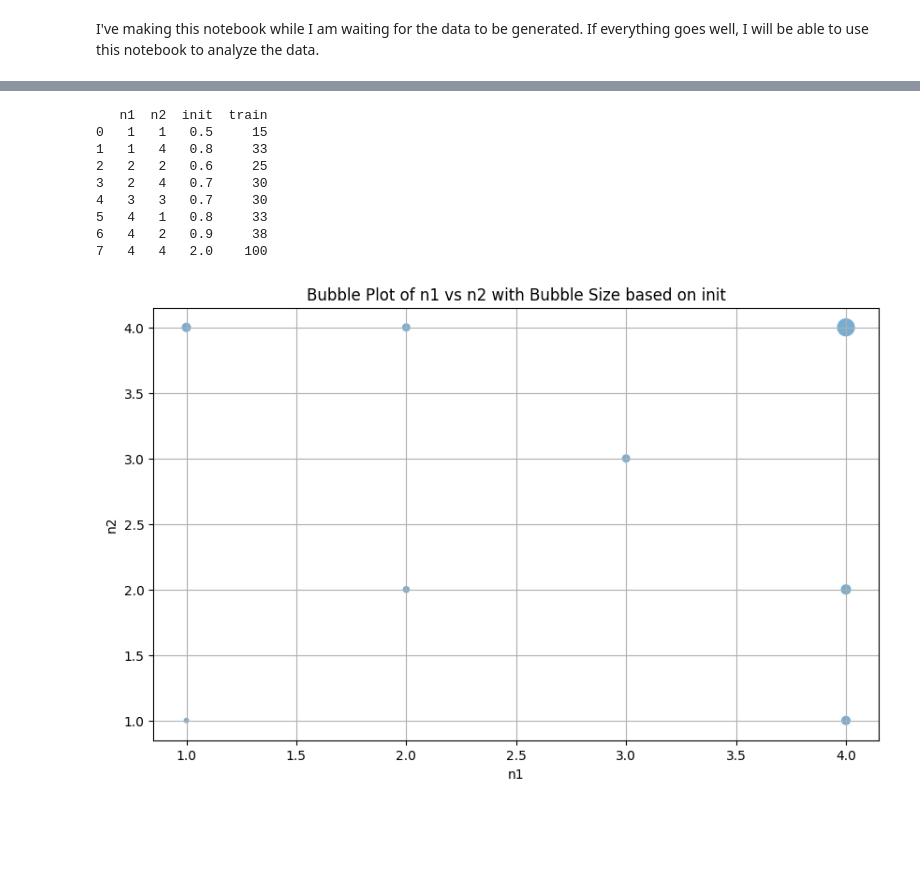
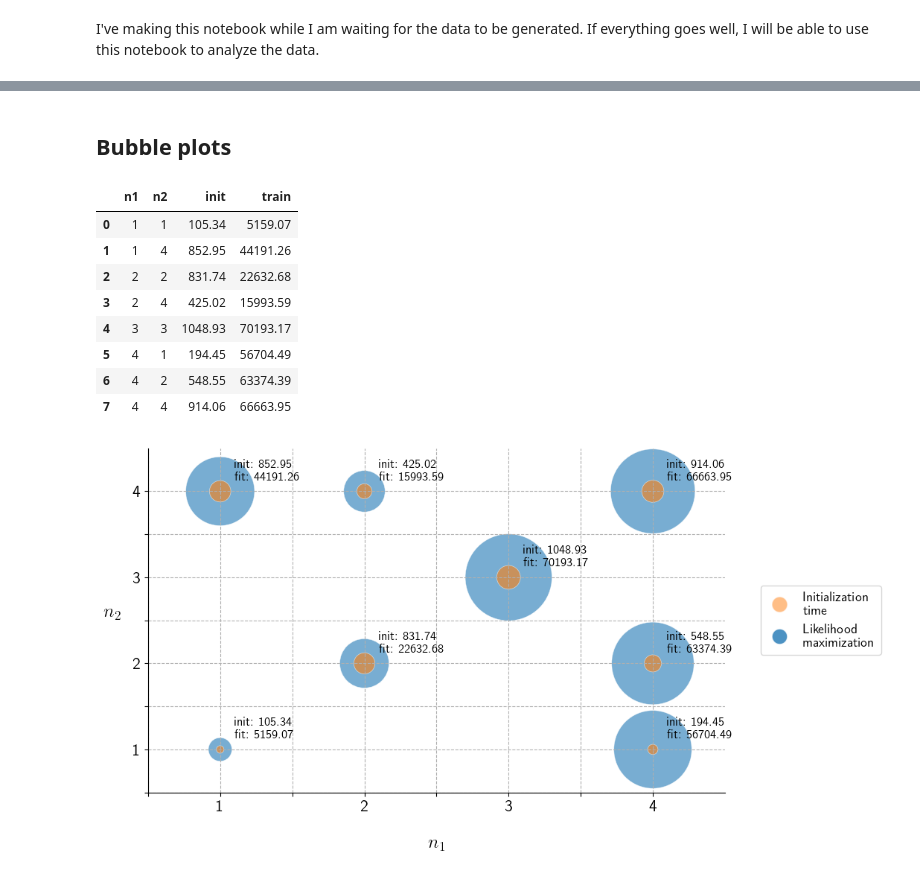
Before and after one commit to IsacPasianotto/GP-temperatures, a Jupyter notebook: notebooks/plot_maker.ipynb, the cells around one changed output, grey strips where cells are left out. Drawn from its saved outputs; the diff is of its cells as text; code cells hidden in the pictures; blank space fills up the shorter version.

```diff
--- a/notebooks/plot_maker.ipynb
+++ b/notebooks/plot_maker.ipynb
@@ -10,24 +205,59 @@ from matplotlib.lines import Line2D
+# %% [markdown]
+## Bubble plots
 # %%
-# generate a likely dataset
-data = pd.read_csv('example.csv')
-print(data)
+# Load the data
+fit = pd.read_csv('fit.csv')
+fit
 # %% [output]
-   n1  n2  init  train
-0   1   1   0.5     15
-1   1   4   0.8     33
-2   2   2   0.6     25
-3   2   4   0.7     30
-4   3   3   0.7     30
-5   4   1   0.8     33
-6   4   2   0.9     38
-7   4   4   2.0    100
+|  | n1 | n2 | init | train |
+| 0 | 1 | 1 | 105.34 | 5159.07 |
+| 1 | 1 | 4 | 852.95 | 44191.26 |
+| 2 | 2 | 2 | 831.74 | 22632.68 |
+| 3 | 2 | 4 | 425.02 | 15993.59 |
+| 4 | 3 | 3 | 1048.93 | 70193.17 |
+| 5 | 4 | 1 | 194.45 | 56704.49 |
+| 6 | 4 | 2 | 548.55 | 63374.39 |
+| 7 | 4 | 4 | 914.06 | 66663.95 |
-# %%
-plt.figure(figsize=(10, 6))
-sns.scatterplot(data=data, x='n1', y='n2', size='init', sizes=(20, 200), legend=False, alpha=0.6)
-plt.xlabel('n1')
-plt.ylabel('n2')
-plt.title('Bubble Plot of n1 vs n2 with Bubble Size based on init')
-plt.grid(True)
-plt.show()
-# %% [output]
-[figure, removed]
+# %%
+# Create the bubble plot
+plt.figure(figsize=(10, 6))
+
+palette = ['tab:blue', 'tab:orange']
+
+plt.scatter(fit['n1'], fit['n2'], s=fit['train']/10, alpha=0.6, label='train', edgecolors='w', linewidth=0.5, color=palette[0])
+plt.scatter(fit['n1'], fit['n2'], s=fit['init']/2, alpha=0.6, label='init', edgecolors='w', linewidth=0.5, color=palette[1])
+
+plt.xlabel('$n_1$', rotation=0, labelpad=20, fontsize=18, fontweight='bold')
+plt.ylabel('$n_2$', rotation=0, labelpad=20, fontsize=18, fontweight='bold')
+# plt.title('Time spent to init GP object and optimizing log-likelihood\nfor various$n_1$ vs $n_2$', fontsize=16, fontweight='bold', pad=25)
+
+# Annotate each point with the values of 'init' and 'train' outside the bubbles
+for i in range(len(fit)):
+    plt.text(fit['n1'][i] + 0.1, fit['n2'][i] + 0.1, f"init: {fit['init'][i]}\nfit: {fit['train'][i]}",
+             fontsize=12, ha='left', va='bottom', fontweight='bold')
+
+# Create custom legend
+legend_elements = [Line2D([0], [0], marker='o', color='w', label='Initialization\ntime', markerfacecolor=palette[1],
+                          markersize=15, alpha=0.5),
+                   Line2D([0], [0], marker='o', color='w', label='Likelihood\nmaximization', markerfacecolor=palette[0],
+                         markersize=15, alpha=0.8)]
+# Position the legend outside the plot
+plt.legend(handles=legend_elements, loc='center left', bbox_to_anchor=(1.05, 0.5), fontsize=13)
+
+plt.xlim(0.5, 4.5)
+plt.ylim(0.5, 4.5)
+
+# Set custom ticks
+plt.xticks(ticks=[0.5, 1, 1.5, 2, 2.5, 3, 3.5, 4], labels=['',1, '', 2, '', 3, '', 4], fontsize=16, fontweight='bold')
+plt.yticks(ticks=[0.5, 1, 1.5, 2, 2.5, 3, 3.5, 4], labels=['',1, '', 2, '', 3, '', 4], fontsize=16, fontweight='bold')
+
+plt.grid(True, linestyle='--')
+# remove the borders
+plt.gca().spines['top'].set_visible(False)
+plt.gca().spines['right'].set_visible(False)
+# save the plot as a svg file
+plt.savefig('initialization.svg', format='svg', dpi=1200, bbox_inches='tight')
+
+plt.show()
+# %% [output]
+[figure, added]
```
Also changed, not shown: parts of 20 cells of this notebook, 5 other files.
